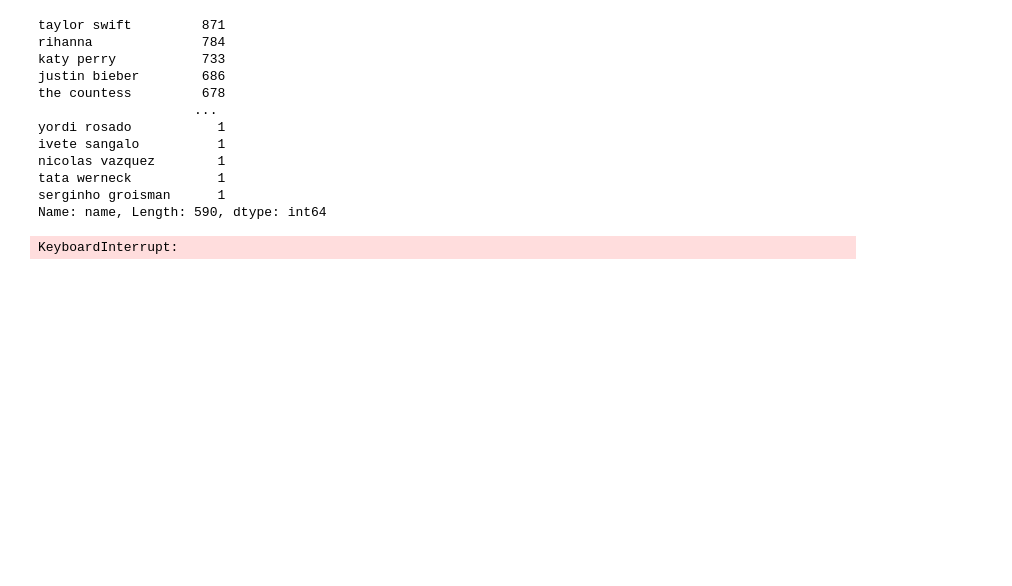
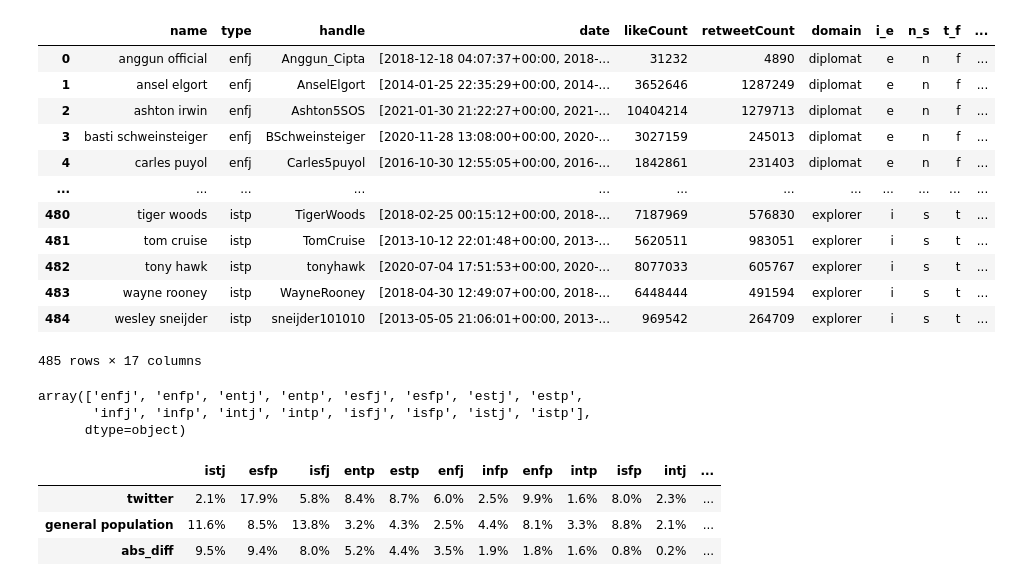
Before and after one commit to twitter-personality-predictor/capstone-project, a Jupyter notebook: richard/tryagain_prep.ipynb, the cells around one changed output. Drawn from its saved outputs; the diff is of its cells as text; code cells hidden in the pictures; blank space fills up the shorter version.

```diff
--- a/richard/tryagain_prep.ipynb
+++ b/richard/tryagain_prep.ipynb
@@ -270,20 +270,6 @@ def tokenizer(text,regexfilter=r'[^a-z0-9\'\s]'):
     return newtext
 # %%
 tryagain=pd.read_pickle('tryagain.pkl')
-tryagain.name.value_counts()
-# %% [output]
-taylor swift         871
-rihanna              784
-katy perry           733
-justin bieber        686
-the countess         678
-                    ...
-yordi rosado           1
-ivete sangalo          1
-nicolas vazquez        1
-tata werneck           1
-serginho groisman      1
-Name: name, Length: 590, dtype: int64
 # %%
 
 count=0
@@ -341,9 +327,10 @@ for key in typekeys:
 
 
     lemma=[stopfilter(i) for i in [lemmatizor(d) for d in docs]]
-    lemma=[i.strip() for i in lemma if len(i)>=2]
+    lemma=[i.strip() for i in lemma if len(i)>2]
     full_list=" ".join(lemma).split()
-    full_list=[TextBlob(stopfilter(i)) for i in full_list]
+    # full_list=[str(TextBlob(stopfilter(i)).correct()) for i in full_list]
+    # full_list=[stopfilter(i).correct()for i in full_list]
 
 
 
@@ -394,12 +381,30 @@ for key in typekeys:
     aggName['freqTableCeleb'].update({count:freqtable})
 
     count+=1
-# %% [output]
-KeyboardInterrupt:
 # %%
 
 
 aggName_df=pd.DataFrame(aggName);display(aggName_df)
+
+
+aggName_df.type.unique()
+# %% [output]
+|  | name | type | handle | date | likeCount | retweetCount | domain | i_e | n_s | t_f | ... |
+| 0 | anggun official | enfj | Anggun_Cipta | [2018-12-18 04:07:37+00:00, 2018-... | 31232 | 4890 | diplomat | e | n | f | ... |
+| 1 | ansel elgort | enfj | AnselElgort | [2014-01-25 22:35:29+00:00, 2014-... | 3652646 | 1287249 | diplomat | e | n | f | ... |
+| 2 | ashton irwin | enfj | Ashton5SOS | [2021-01-30 21:22:27+00:00, 2021-... | 10404214 | 1279713 | diplomat | e | n | f | ... |
+| 3 | basti schweinsteiger | enfj | BSchweinsteiger | [2020-11-28 13:08:00+00:00, 2020-... | 3027159 | 245013 | diplomat | e | n | f | ... |
+| 4 | carles puyol | enfj | Carles5puyol | [2016-10-30 12:55:05+00:00, 2016-... | 1842861 | 231403 | diplomat | e | n | f | ... |
+| ... | ... | ... | ... | ... | ... | ... | ... | ... | ... | ... | ... |
+| 480 | tiger woods | istp | TigerWoods | [2018-02-25 00:15:12+00:00, 2018-... | 7187969 | 576830 | explorer | i | s | t | ... |
+| 481 | tom cruise | istp | TomCruise | [2013-10-12 22:01:48+00:00, 2013-... | 5620511 | 983051 | explorer | i | s | t | ... |
+| 482 | tony hawk | istp | tonyhawk | [2020-07-04 17:51:53+00:00, 2020-... | 8077033 | 605767 | explorer | i | s | t | ... |
+| 483 | wayne rooney | istp | WayneRooney | [2018-04-30 12:49:07+00:00, 2018-... | 6448444 | 491594 | explorer | i | s | t | ... |
+| 484 | wesley sneijder | istp | sneijder101010 | [2013-05-05 21:06:01+00:00, 2013-... | 969542 | 264709 | explorer | i | s | t | ... |
+485 rows × 17 columns
+array(['enfj', 'enfp', 'entj', 'entp', 'esfj', 'esfp', 'estj', 'estp',
+       'infj', 'infp', 'intj', 'intp', 'isfj', 'isfp', 'istj', 'istp'],
+      dtype=object)
 # %%
 
 tochart=(aggName_df['type'].value_counts(normalize=True)*100).sort_index().apply(lambda x:float(f'{x:.2f}'))
@@ -432,6 +437,11 @@ tochart['abs_diff']=abs(tochart.twitter-tochart['general population'])
 tochart.sort_values(by='abs_diff',ascending=False,inplace=True)
 styledf=tochart.T.style.background_gradient(cmap='Blues_r',axis=1).format(lambda x : f'{x:.1f}%')
 styledf
+# %% [output]
+|  | istj | esfp | isfj | entp | estp | enfj | infp | enfp | intp | isfp | intj | ... |
+| twitter | 2.1% | 17.9% | 5.8% | 8.4% | 8.7% | 6.0% | 2.5% | 9.9% | 1.6% | 8.0% | 2.3% | ... |
+| general population | 11.6% | 8.5% | 13.8% | 3.2% | 4.3% | 2.5% | 4.4% | 8.1% | 3.3% | 8.8% | 2.1% | ... |
+| abs_diff | 9.5% | 9.4% | 8.0% | 5.2% | 4.4% | 3.5% | 1.9% | 1.8% | 1.6% | 0.8% | 0.2% | ... |
 # %%
 
 
```
Also changed, not shown: parts of 9 cells of this notebook, 1 other file.
